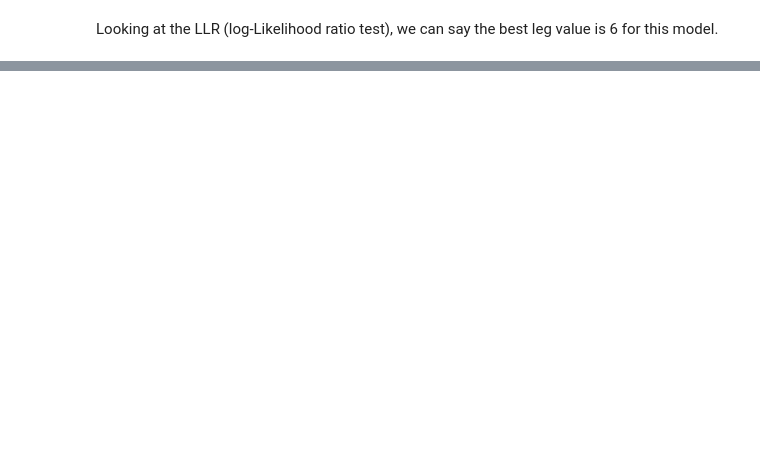
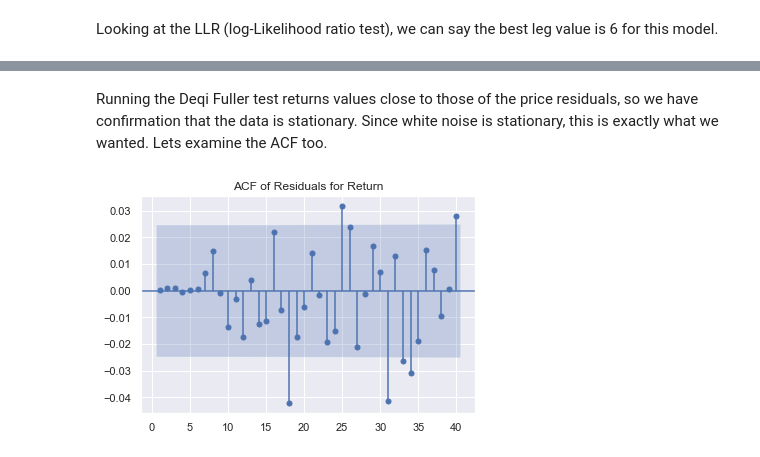
Before and after one commit to pvsnp9/Time-Series-Analysis, a Jupyter notebook: AutoRegressive Model/autoregressive_model.ipynb, the cells around one changed output, grey strips where cells are left out. Saved outputs shown, nothing was run; the diff lists cells and outputs as text; code cells hidden in the pictures; blank space fills up the shorter version.

```diff
--- a/AutoRegressive Model/autoregressive_model.ipynb
+++ b/AutoRegressive Model/autoregressive_model.ipynb
@@ -524,0 +793,2 @@ Looking at the LLR (log-Likelihood ratio test), we can say the best leg value is
+# %%
+df['res_return'] = ar_ret_result_6.resid
@@ -524,0 +816,8 @@ Looking at the LLR (log-Likelihood ratio test), we can say the best leg value is
+# %% [markdown]
+Running the Deqi Fuller test returns values close to those of the price residuals, so we have confirmation that the data is stationary. Since white noise is stationary, this is exactly what we wanted. Lets examine the ACF too.
+# %%
+sgt.plot_acf(df.res_return, zero=False, lags=40)
+plt.title("ACF of Residuals for Return")
+plt.show()
+# %% [output]
+[figure, added]
```
Also changed, not shown: parts of 52 cells of this notebook.
